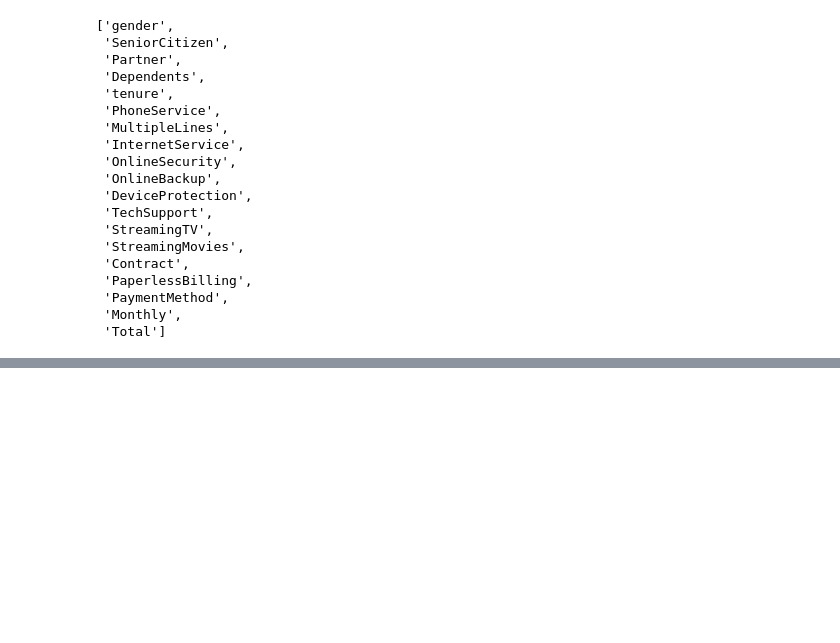
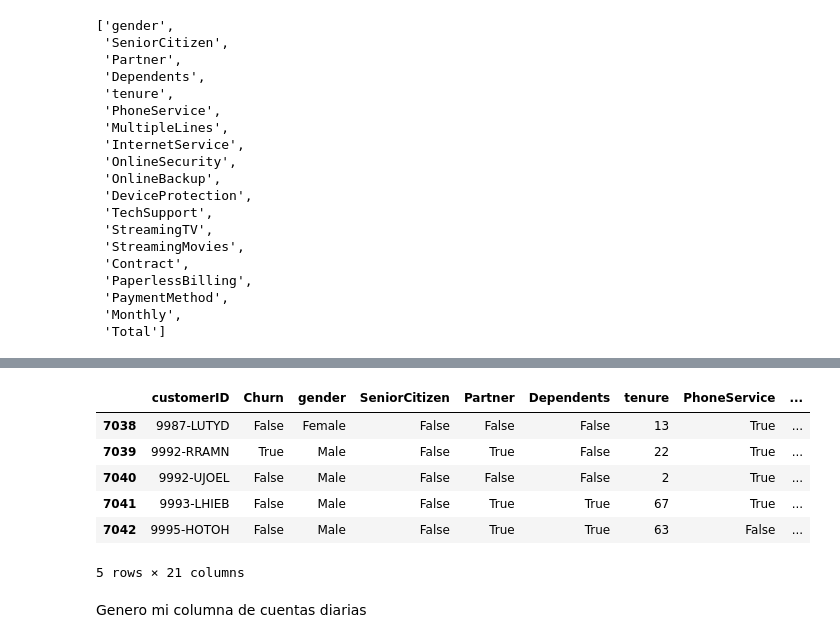
Before and after one commit to MiguelFigueroa02/Challenge_Telecom_X_Evasion_Clientes, a Jupyter notebook: telecomx_latam.ipynb, the cells around one changed output, grey strips where cells are left out. Cells and saved outputs as stored; diff of their text form; code cells hidden in the pictures; blank space fills up the shorter version.

```diff
--- a/telecomx_latam.ipynb
+++ b/telecomx_latam.ipynb
@@ -453,0 +547,14 @@ nuevos_nombres
+# %%
+datos_normalizados.reset_index(inplace=True,drop=True)
+# %%
+datos_normalizados.tail()
+# %% [output]
+|  | customerID | Churn | gender | SeniorCitizen | Partner | Dependents | tenure | PhoneService | ... |
+| 7038 | 9987-LUTYD | False | Female | False | False | False | 13 | True | ... |
+| 7039 | 9992-RRAMN | True | Male | False | True | False | 22 | True | ... |
+| 7040 | 9992-UJOEL | False | Male | False | False | False | 2 | True | ... |
+| 7041 | 9993-LHIEB | False | Male | False | True | True | 67 | True | ... |
+| 7042 | 9995-HOTOH | False | Male | False | True | True | 63 | False | ... |
+5 rows × 21 columns
+# %% [markdown]
+Genero mi columna de cuentas diarias
```
Also changed, not shown: parts of 20 cells of this notebook.
